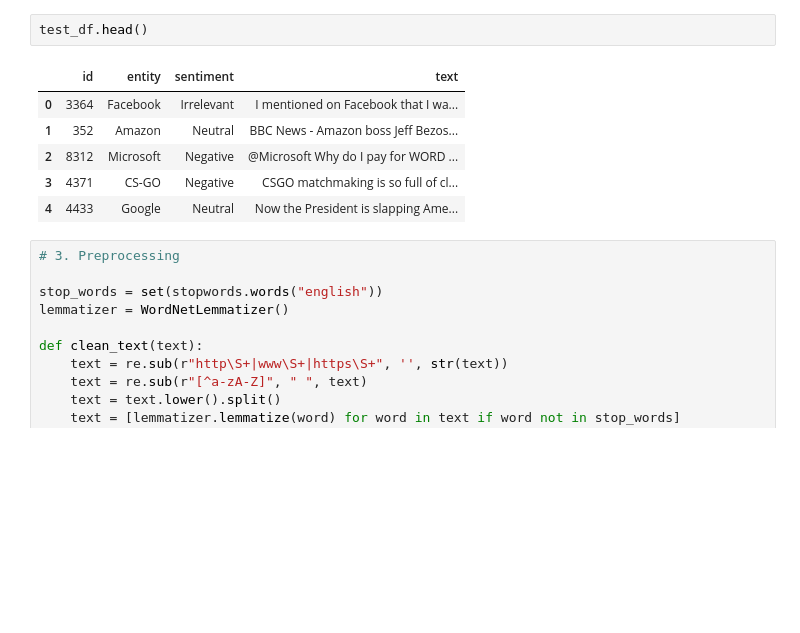
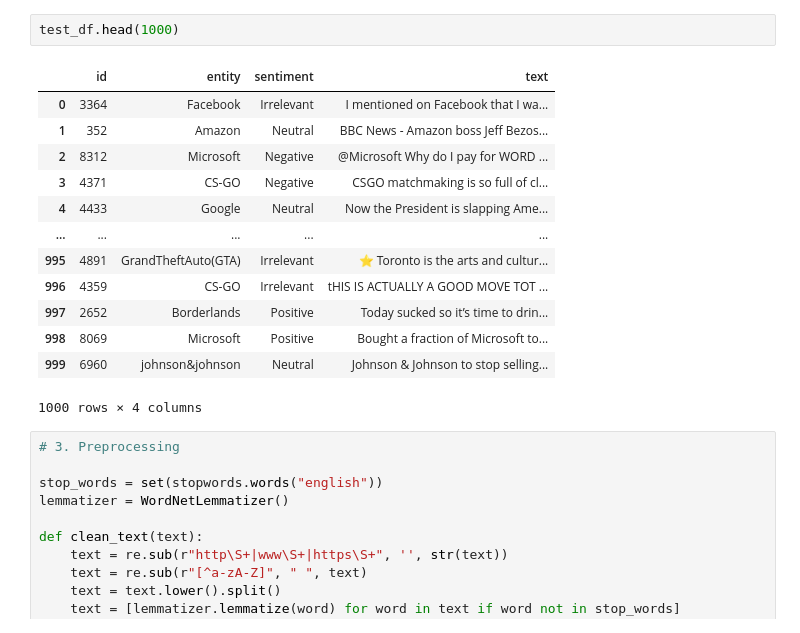
Before and after one commit to hsai-rohit/Sentiment-Analysis-on-Social-Media-Data, a Jupyter notebook: notebooks/Sentiment_Analysis.ipynb, the cells around one changed output. Saved outputs shown, nothing was run; the diff lists cells and outputs as text; blank space fills up the shorter version.

```diff
--- a/notebooks/Sentiment_Analysis.ipynb
+++ b/notebooks/Sentiment_Analysis.ipynb
@@ -47,12 +47,19 @@ train_df.head()
 # %%
-test_df.head()
+test_df.head(1000)
 # %% [output]
 |  | id | entity | sentiment | text |
 | 0 | 3364 | Facebook | Irrelevant | I mentioned on Facebook that I wa... |
 | 1 | 352 | Amazon | Neutral | BBC News - Amazon boss Jeff Bezos... |
 | 2 | 8312 | Microsoft | Negative | @Microsoft Why do I pay for WORD ... |
 | 3 | 4371 | CS-GO | Negative | CSGO matchmaking is so full of cl... |
 | 4 | 4433 | Google | Neutral | Now the President is slapping Ame... |
+| ... | ... | ... | ... | ... |
+| 995 | 4891 | GrandTheftAuto(GTA) | Irrelevant | ⭐️ Toronto is the arts and cultur... |
+| 996 | 4359 | CS-GO | Irrelevant | tHIS IS ACTUALLY A GOOD MOVE TOT ... |
+| 997 | 2652 | Borderlands | Positive | Today sucked so it’s time to drin... |
+| 998 | 8069 | Microsoft | Positive | Bought a fraction of Microsoft to... |
+| 999 | 6960 | johnson&johnson | Neutral | Johnson & Johnson to stop selling... |
+1000 rows × 4 columns
 # %%
 # 3. Preprocessing
 
```
Also changed, not shown: parts of 5 cells of this notebook, 2 other files.
